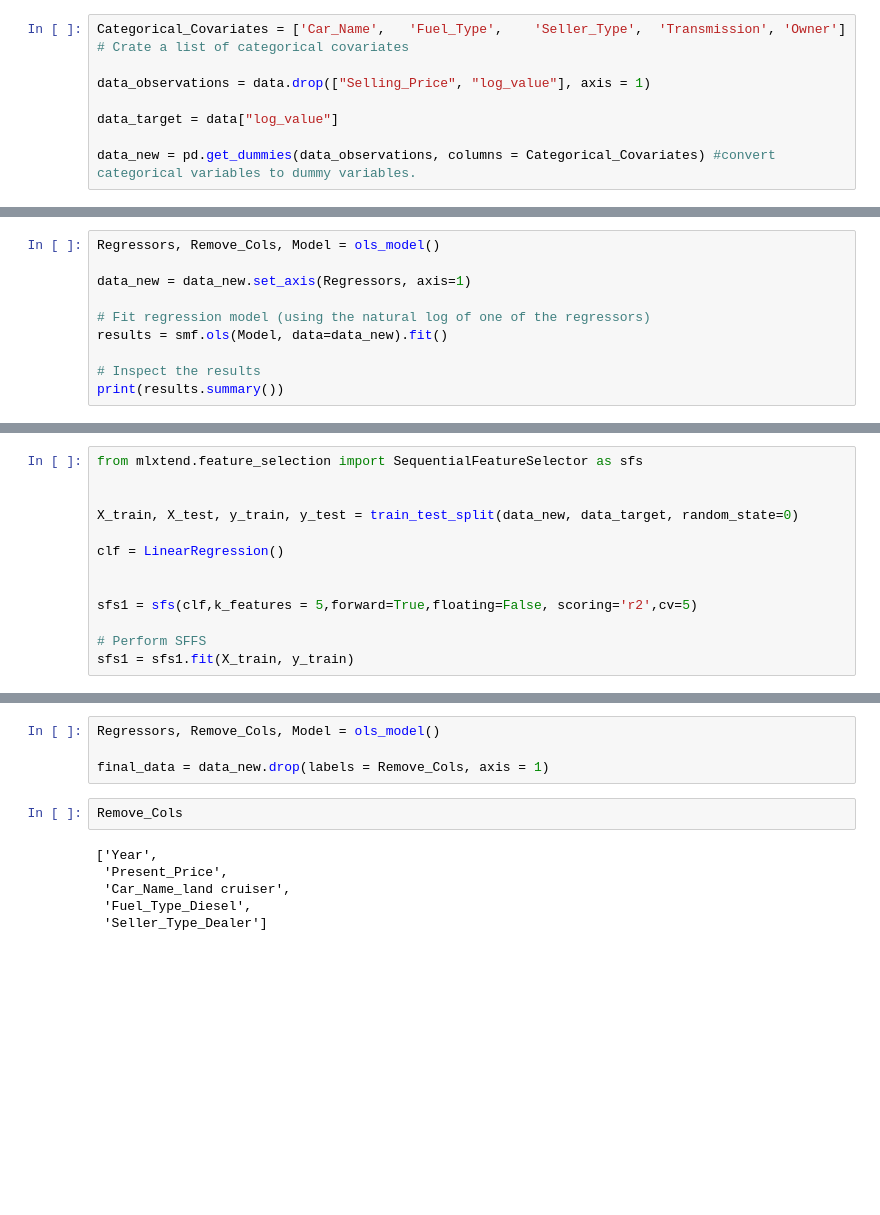
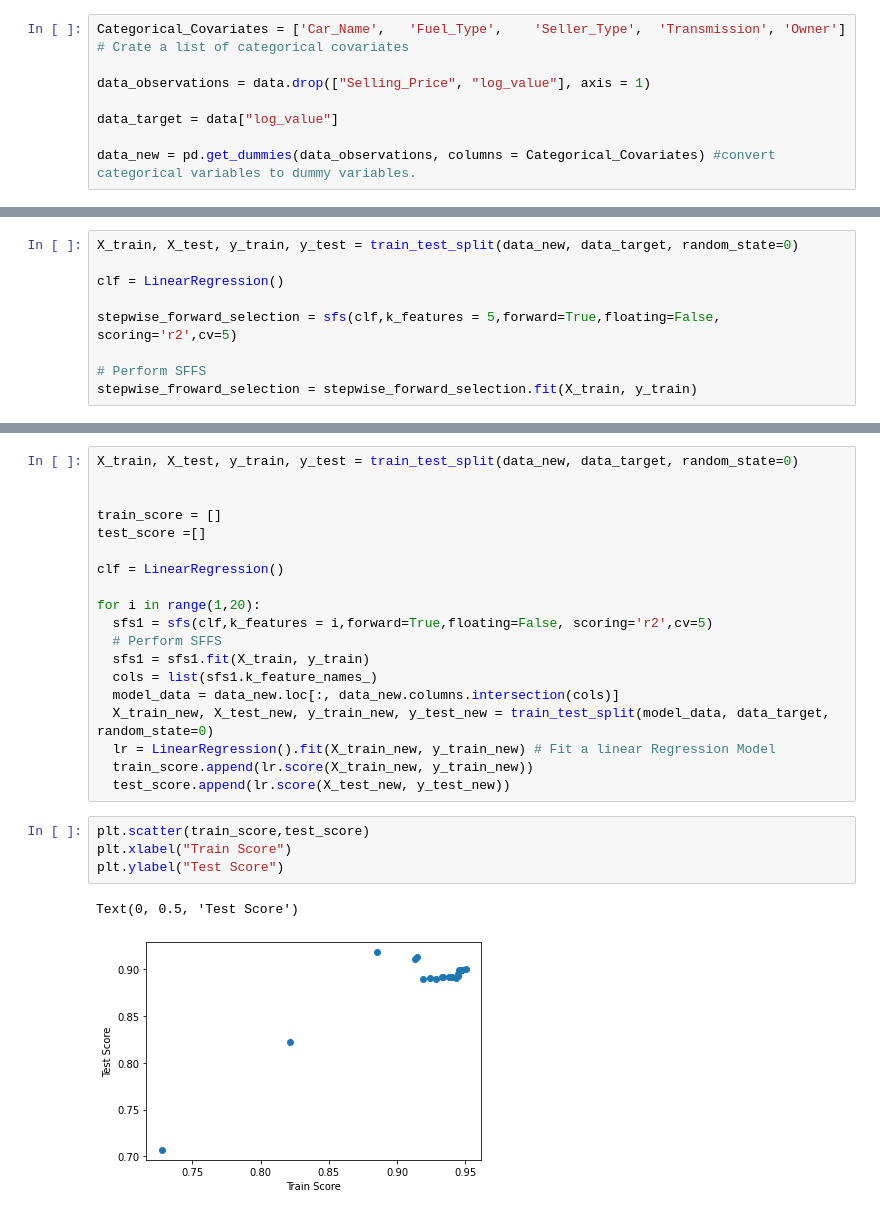
Before and after one commit to karan-sagar/linear-regression-project, a Jupyter notebook: Linear_Regression_Project.ipynb, the cells around one changed output, grey strips where cells are left out. Cells and saved outputs as stored; diff of their text form; blank space fills up the shorter version.

Commit message:
previous file was incorrect, here is the correct file with variable selection

```diff
--- a/Linear_Regression_Project.ipynb
+++ b/Linear_Regression_Project.ipynb
@@ -137,10 +96,0 @@ def ols_model():
-# %%
-Regressors, Remove_Cols, Model = ols_model()
-
-data_new = data_new.set_axis(Regressors, axis=1)
-
-# Fit regression model (using the natural log of one of the regressors)
-results = smf.ols(Model, data=data_new).fit()
-
-# Inspect the results
-print(results.summary())
@@ -302,13 +97,9 @@ print(data_new_Interactions)
 # %%
-from mlxtend.feature_selection import SequentialFeatureSelector as sfs
-
-
 X_train, X_test, y_train, y_test = train_test_split(data_new, data_target, random_state=0)
 
 clf = LinearRegression()
 
-
-sfs1 = sfs(clf,k_features = 5,forward=True,floating=False, scoring='r2',cv=5)
+stepwise_forward_selection = sfs(clf,k_features = 5,forward=True,floating=False, scoring='r2',cv=5)
 
 # Perform SFFS
-sfs1 = sfs1.fit(X_train, y_train)
+stepwise_froward_selection = stepwise_forward_selection.fit(X_train, y_train)
@@ -351,12 +106,26 @@ def ols_model():
-# %%
-Regressors, Remove_Cols, Model = ols_model()
-
-final_data = data_new.drop(labels = Remove_Cols, axis = 1)
-# %%
-Remove_Cols
-# %% [output]
-['Year',
- 'Present_Price',
- 'Car_Name_land cruiser',
- 'Fuel_Type_Diesel',
- 'Seller_Type_Dealer']
+# %%
+X_train, X_test, y_train, y_test = train_test_split(data_new, data_target, random_state=0)
+
+
+train_score = []
+test_score =[]
+
+clf = LinearRegression()
+
+for i in range(1,20):
+  sfs1 = sfs(clf,k_features = i,forward=True,floating=False, scoring='r2',cv=5)
+  # Perform SFFS
+  sfs1 = sfs1.fit(X_train, y_train)
+  cols = list(sfs1.k_feature_names_)
+  model_data = data_new.loc[:, data_new.columns.intersection(cols)]
+  X_train_new, X_test_new, y_train_new, y_test_new = train_test_split(model_data, data_target, random_state=0)
+  lr = LinearRegression().fit(X_train_new, y_train_new) # Fit a linear Regression Model
+  train_score.append(lr.score(X_train_new, y_train_new))
+  test_score.append(lr.score(X_test_new, y_test_new))
+# %%
+plt.scatter(train_score,test_score)
+plt.xlabel("Train Score")
+plt.ylabel("Test Score")
+# %% [output]
+Text(0, 0.5, 'Test Score')
+[figure, added]
```
Also changed, not shown: parts of 14 cells of this notebook.
